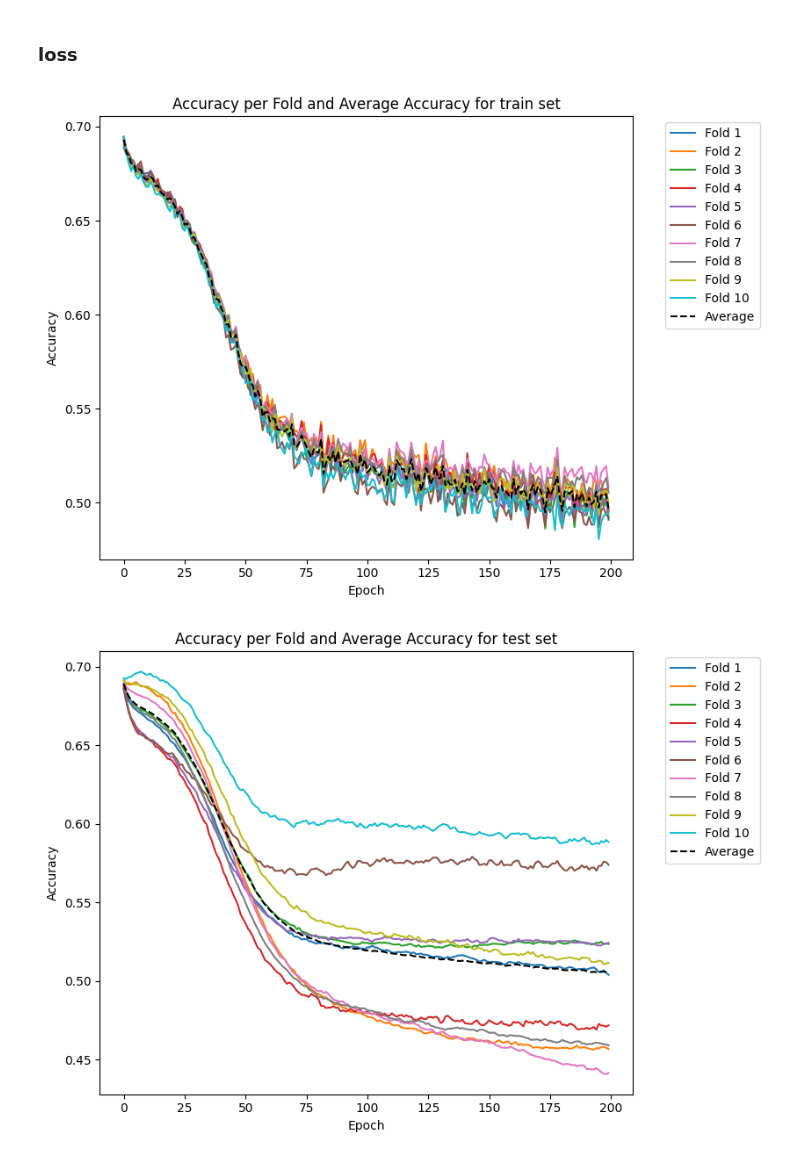
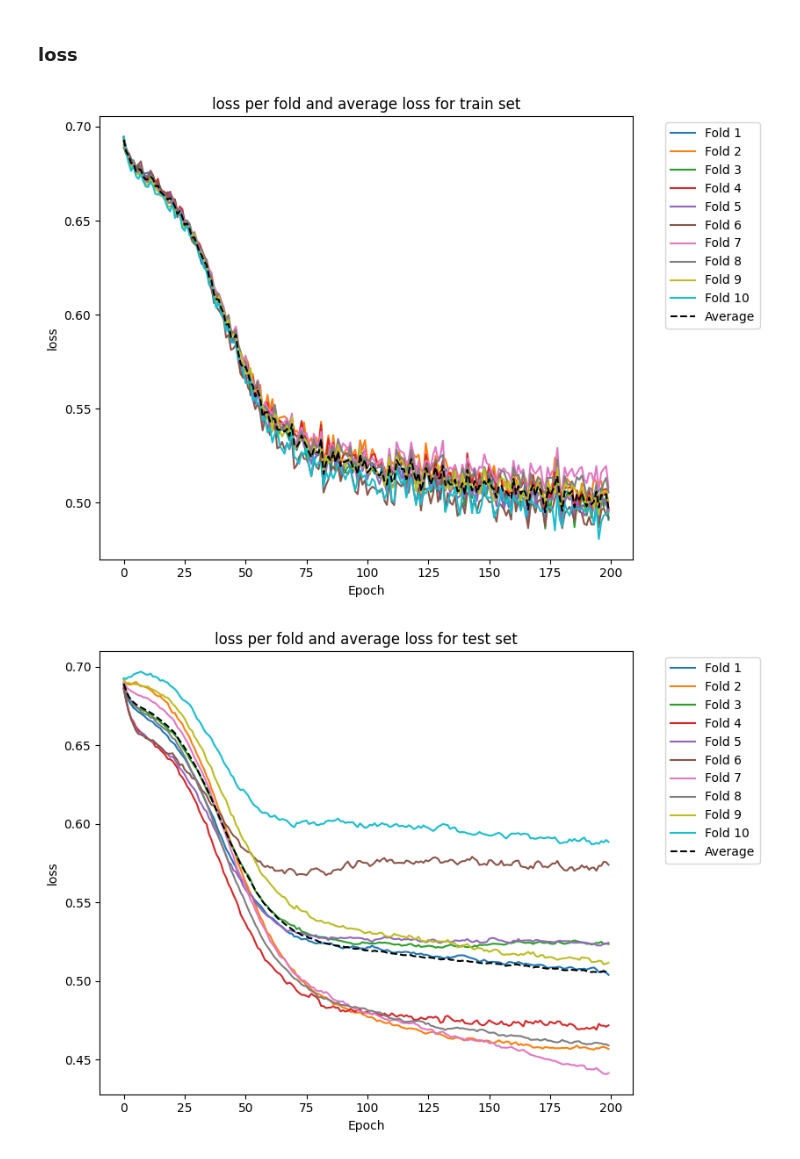
Before and after one commit to maksanm/pytorch_DGCNN, a Jupyter notebook: notebooks/dd.ipynb, the cells around one changed output. Cells and saved outputs as stored; diff of their text form; code cells hidden in the pictures.

```diff
--- a/notebooks/dd.ipynb
+++ b/notebooks/dd.ipynb
@@ -55,10 +53,10 @@ results.plot_train_test_acc_loss("accuracy")
 # %% [markdown]
 ### loss
 # %%
-results.plot_accuracy_loss('train', 'loss')
-results.plot_accuracy_loss('test', 'loss')
-results.plot_train_test_acc_loss("loss")
+results.plot_metric('train', 'loss')
+results.plot_metric('test', 'loss')
+results.plot_averaged_metric("loss")
 # %% [output]
-[figure, old version]
+[figure, new version]
-[figure, old version]
+[figure, new version]
 [figure]
```
Also changed, not shown: parts of 2 cells of this notebook, 1 other file.
